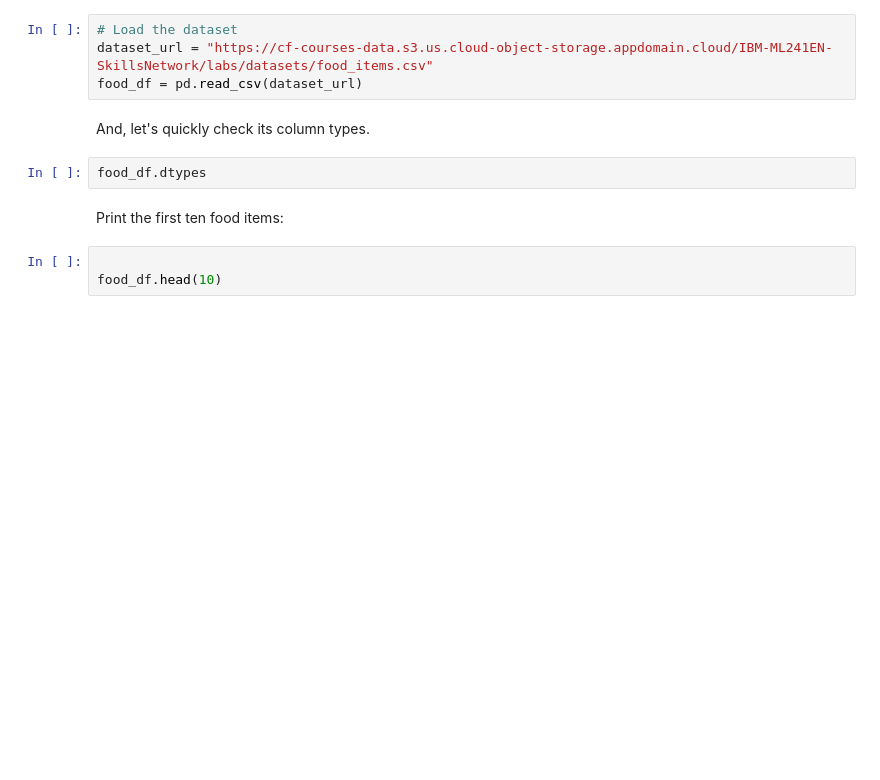
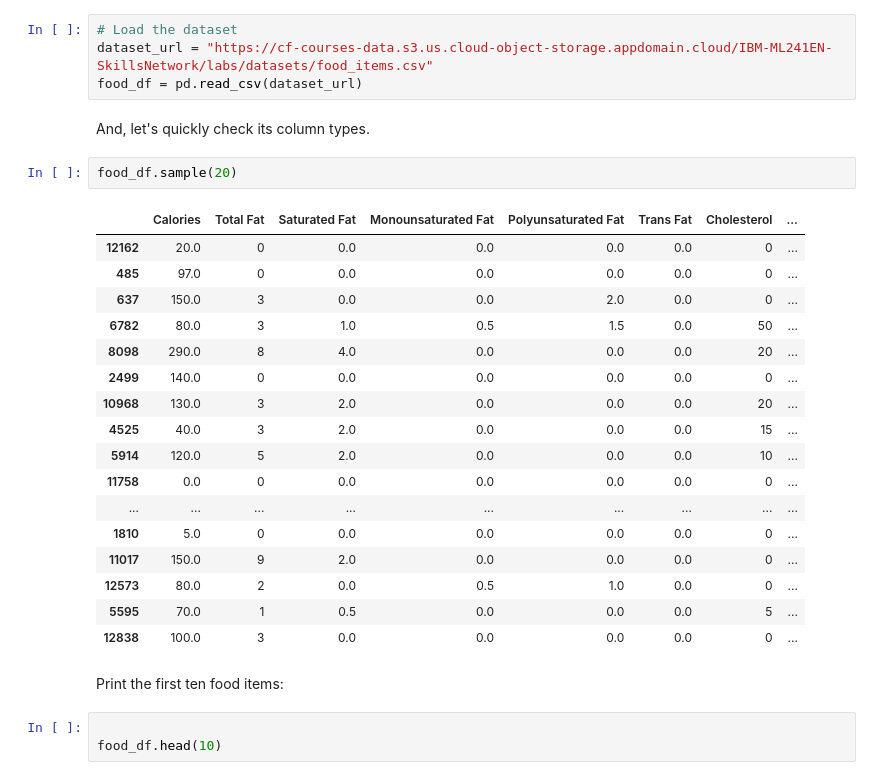
Before and after one commit to samuel2l/mll, a Jupyter notebook: logistic regression/lab_jupyter_logistic_regression.ipynb, the cells around one changed output. Saved outputs shown, nothing was run; the diff lists cells and outputs as text; blank space fills up the shorter version.

```diff
--- a/logistic regression/lab_jupyter_logistic_regression.ipynb
+++ b/logistic regression/lab_jupyter_logistic_regression.ipynb
@@ -57,7 +57,25 @@ food_df = pd.read_csv(dataset_url)
 # %% [markdown]
 And, let's quickly check its column types.
 # %%
-food_df.dtypes
+food_df.sample(20)
+# %% [output]
+|  | Calories | Total Fat | Saturated Fat | Monounsaturated Fat | Polyunsaturated Fat | Trans Fat | Cholesterol | ... |
+| 12162 | 20.0 | 0 | 0.0 | 0.0 | 0.0 | 0.0 | 0 | ... |
+| 485 | 97.0 | 0 | 0.0 | 0.0 | 0.0 | 0.0 | 0 | ... |
+| 637 | 150.0 | 3 | 0.0 | 0.0 | 2.0 | 0.0 | 0 | ... |
+| 6782 | 80.0 | 3 | 1.0 | 0.5 | 1.5 | 0.0 | 50 | ... |
+| 8098 | 290.0 | 8 | 4.0 | 0.0 | 0.0 | 0.0 | 20 | ... |
+| 2499 | 140.0 | 0 | 0.0 | 0.0 | 0.0 | 0.0 | 0 | ... |
+| 10968 | 130.0 | 3 | 2.0 | 0.0 | 0.0 | 0.0 | 20 | ... |
+| 4525 | 40.0 | 3 | 2.0 | 0.0 | 0.0 | 0.0 | 15 | ... |
+| 5914 | 120.0 | 5 | 2.0 | 0.0 | 0.0 | 0.0 | 10 | ... |
+| 11758 | 0.0 | 0 | 0.0 | 0.0 | 0.0 | 0.0 | 0 | ... |
+| ... | ... | ... | ... | ... | ... | ... | ... | ... |
+| 1810 | 5.0 | 0 | 0.0 | 0.0 | 0.0 | 0.0 | 0 | ... |
+| 11017 | 150.0 | 9 | 2.0 | 0.0 | 0.0 | 0.0 | 0 | ... |
+| 12573 | 80.0 | 2 | 0.0 | 0.5 | 1.0 | 0.0 | 0 | ... |
+| 5595 | 70.0 | 1 | 0.5 | 0.0 | 0.0 | 0.0 | 5 | ... |
+| 12838 | 100.0 | 3 | 0.0 | 0.0 | 0.0 | 0.0 | 0 | ... |
 # %% [markdown]
 Print the first ten food items:
 # %%
```
Also changed, not shown: parts of 12 cells of this notebook, 2 other files.
